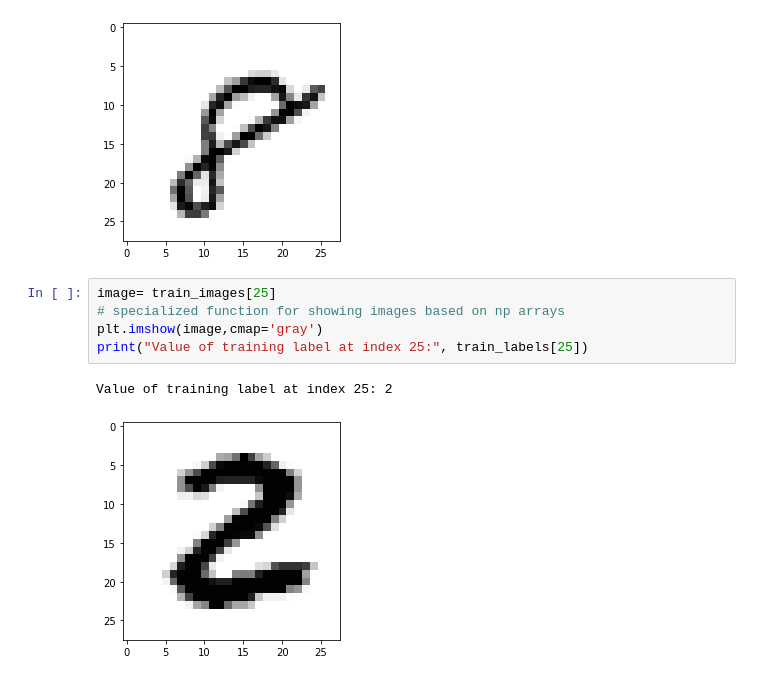
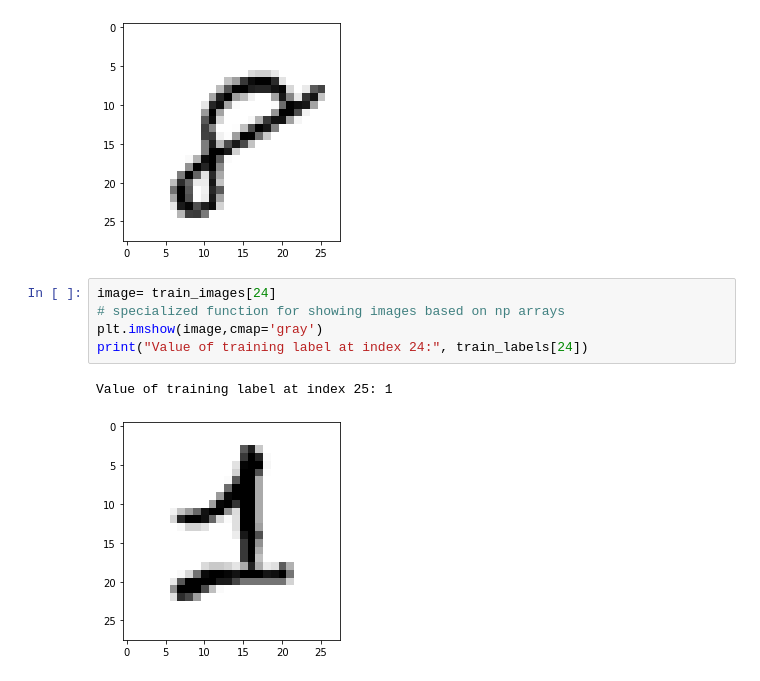
Before and after one commit to aaronBurns59/4th-year-emerging-technologies-project, a Jupyter notebook: model.ipynb, the cells around one changed output. Saved outputs shown, nothing was run; the diff lists cells and outputs as text.

```diff
--- a/model.ipynb
+++ b/model.ipynb
@@ -71,10 +70,10 @@ print("Value of training label at index 59999:", train_labels[59999])
 Value of training label at index 59999: 8
 [figure]
 # %%
-image= train_images[25]
+image= train_images[24]
 # specialized function for showing images based on np arrays
 plt.imshow(image,cmap='gray')
-print("Value of training label at index 25:", train_labels[25])
+print("Value of training label at index 24:", train_labels[24])
 # %% [output]
-Value of training label at index 25: 2
+Value of training label at index 25: 1
-[figure, old version]
+[figure, new version]
```
Also changed, not shown: parts of 9 cells of this notebook, 1 other file.
